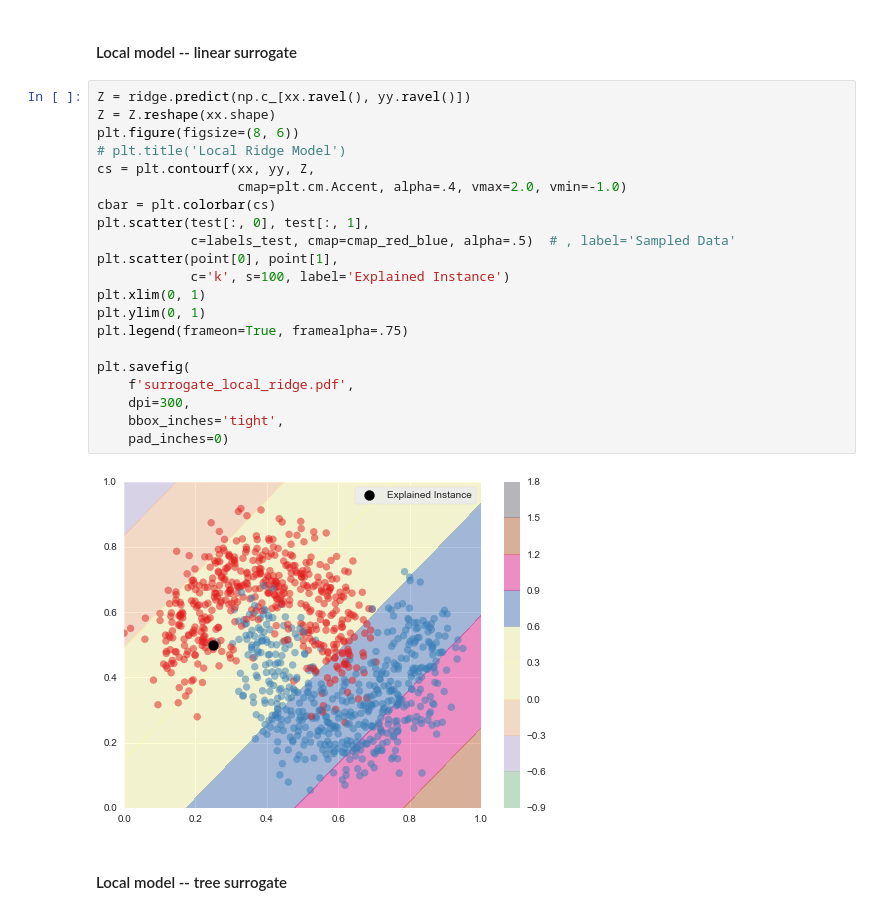
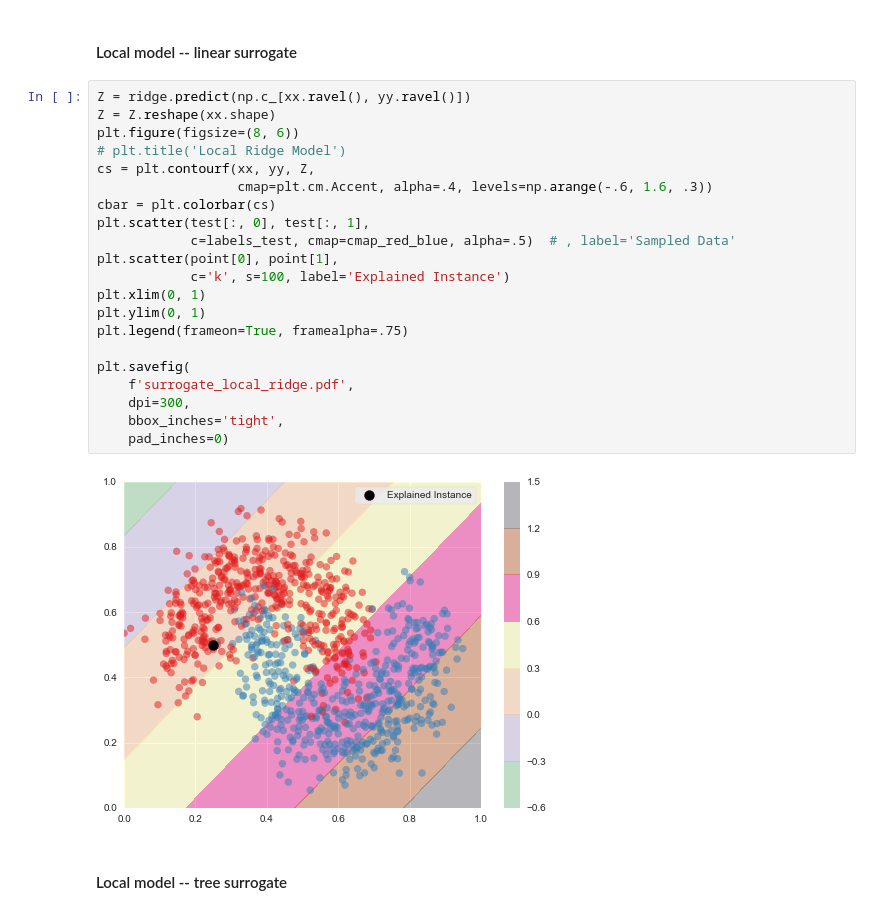
Before and after one commit to fat-forensics/resources, a Jupyter notebook: fat_forensics_overview/FAT_Forensics.ipynb, the cells around one changed output. Saved outputs shown, nothing was run; the diff lists cells and outputs as text.

```diff
--- a/arXiv.1909.05167/FAT_Forensics.ipynb
+++ b/fat_forensics_overview/FAT_Forensics.ipynb
@@ -723,26 +723,26 @@ plt.savefig(
 # %%
 Z = ridge.predict(np.c_[xx.ravel(), yy.ravel()])
 Z = Z.reshape(xx.shape)
 plt.figure(figsize=(8, 6))
 # plt.title('Local Ridge Model')
 cs = plt.contourf(xx, yy, Z,
-                  cmap=plt.cm.Accent, alpha=.4, vmax=2.0, vmin=-1.0)
+                  cmap=plt.cm.Accent, alpha=.4, levels=np.arange(-.6, 1.6, .3))
 cbar = plt.colorbar(cs)
 plt.scatter(test[:, 0], test[:, 1],
             c=labels_test, cmap=cmap_red_blue, alpha=.5)  # , label='Sampled Data'
 plt.scatter(point[0], point[1],
             c='k', s=100, label='Explained Instance')
 plt.xlim(0, 1)
 plt.ylim(0, 1)
 plt.legend(frameon=True, framealpha=.75)
 
 plt.savefig(
     f'surrogate_local_ridge.pdf',
     dpi=300,
     bbox_inches='tight',
     pad_inches=0)
 # %% [output]
-[figure, old version]
+[figure, new version]
 # %% [markdown]
 #### Local model -- tree surrogate ####
 # %%
```
Also changed, not shown: parts of 3 cells of this notebook, 5 other files.
